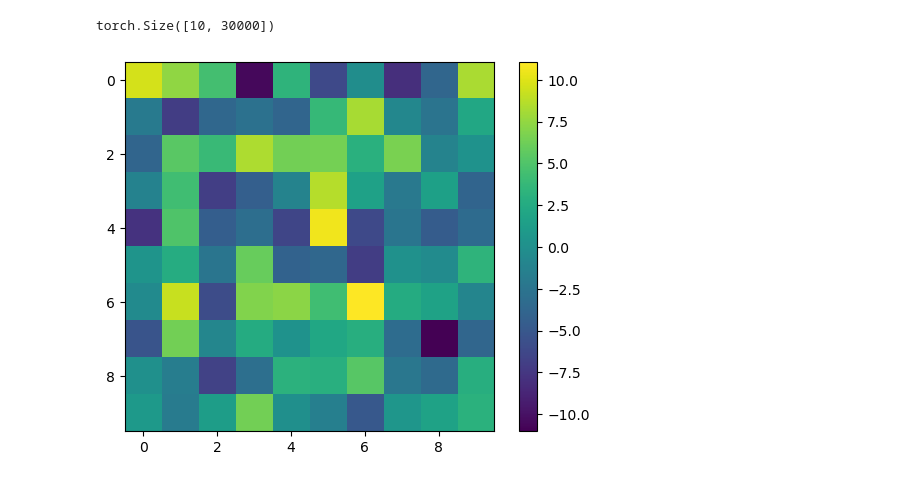
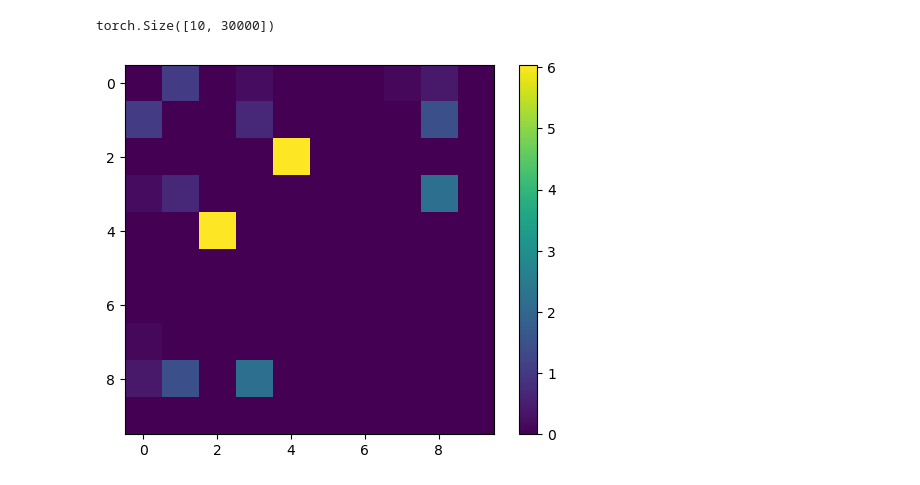
Before and after one commit to wuweizhang0723/func2graph, a Jupyter notebook: notebook/check_evaluation/evaluate_prediction_model.ipynb, the cells around one changed output. Cells and saved outputs as stored; diff of their text form; code cells hidden in the pictures.

```diff
--- a/notebook/check_evaluation/evaluate_prediction_model.ipynb
+++ b/notebook/check_evaluation/evaluate_prediction_model.ipynb
@@ -22,34 +22,37 @@ init_scale = 0.1
 
 total_time = 30000
 random_seed = 42
+
+weight_type = "nearest_neighbor"
 
 train_data_size = 20000
 window_size = 200
 batch_size = 32
 
 trainloader, validloader, weight_matrix = data.generate_simulation_data(
     neuron_num=neuron_num,
     dt=dt,
     tau=tau,
     spike_neuron_num=spike_neuron_num,
     spike_input=spike_input,
     weight_scale=weight_scale,
     init_scale=init_scale,
     total_time=total_time,
     random_seed=random_seed,
+    weight_type=weight_type,
     train_data_size=train_data_size,
     window_size=window_size,
     batch_size=batch_size,
     data_type="prediction",
     predict_window_size=10,
 )
 
 plt.imshow(weight_matrix.detach().numpy())
 plt.colorbar()
 plt.show()
 # %% [output]
 torch.Size([10, 30000])
-[figure, old version]
+[figure, new version]
 # %%
 hidden_size_1=128
 h_layers_1=2
```
Also changed, not shown: parts of 4 cells of this notebook, 2 other files.
